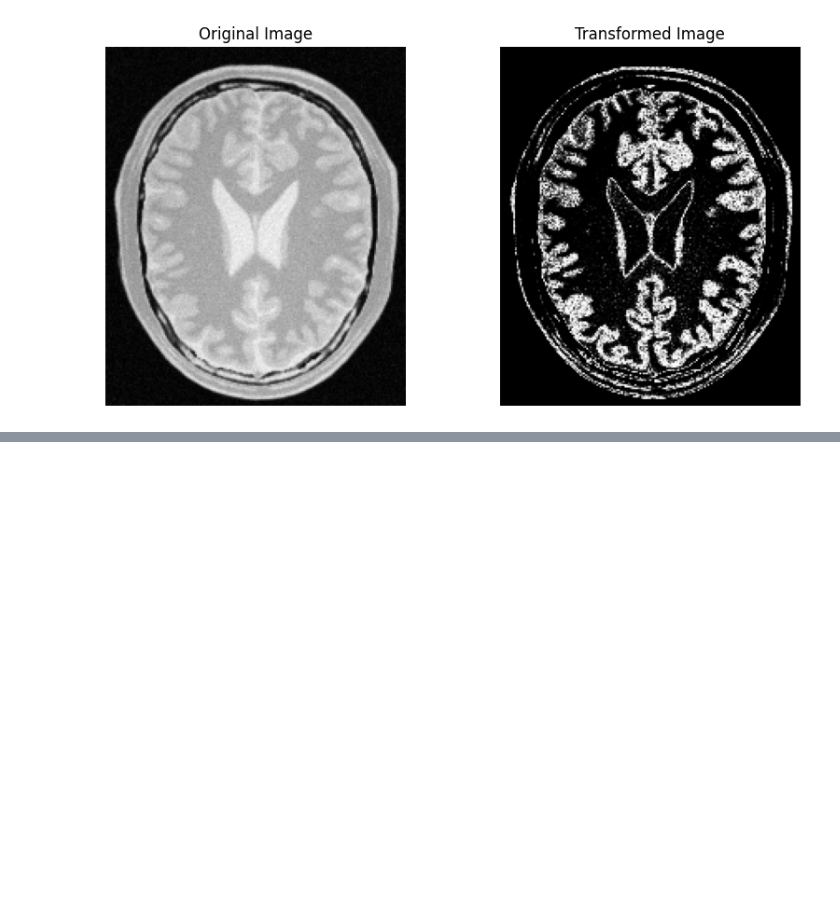
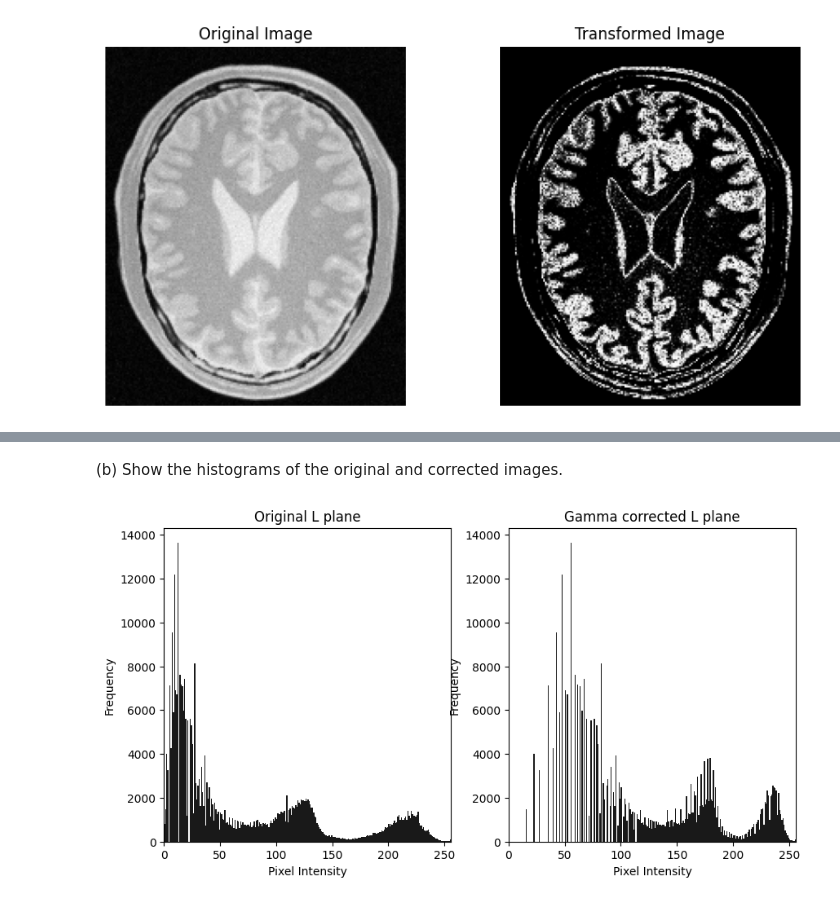
Before and after one commit to pasindudarshana/EN3160-Assignment-1-on-Intensity-Transformations-and-Neighborhood-Filtering, a Jupyter notebook: Assignment 01/assignment_01.ipynb, the cells around one changed output, grey strips where cells are left out. Cells and saved outputs as stored; diff of their text form; code cells hidden in the pictures; blank space fills up the shorter version.

```diff
--- a/Assignment 01/assignment_01.ipynb
+++ b/Assignment 01/assignment_01.ipynb
@@ -139,0 +170,28 @@ plt.show()
+# %% [markdown]
+
+(b) Show the histograms of the original and corrected images.
+# %%
+hist1 = cv.calcHist([L], [0], None, [256], [0, 256])
+hist2 = cv.calcHist([L_modified], [0], None, [256], [0, 256])
+
+L_flat = L.flatten()
+L_modified_flat = L_modified.flatten()
+
+
+plt.figure(figsize=(10, 5))
+plt.subplot(1, 2, 1)
+plt.hist(L_flat, bins=256, range=(0, 256), color='black', alpha=0.9)
+plt.title('Original L plane')
+plt.xlabel('Pixel Intensity')
+plt.ylabel('Frequency')
+plt.xlim([0, 256])
+
+plt.subplot(1, 2, 2)
+plt.hist(L_modified_flat, bins=256, range=(0, 256), color='black', alpha=0.9)
+plt.title('Gamma corrected L plane')
+plt.xlabel('Pixel Intensity')
+plt.ylabel('Frequency')
+plt.xlim([0, 256])
+plt.show()
+# %% [output]
+[figure, added]
```
Also changed, not shown: parts of 13 cells of this notebook.
